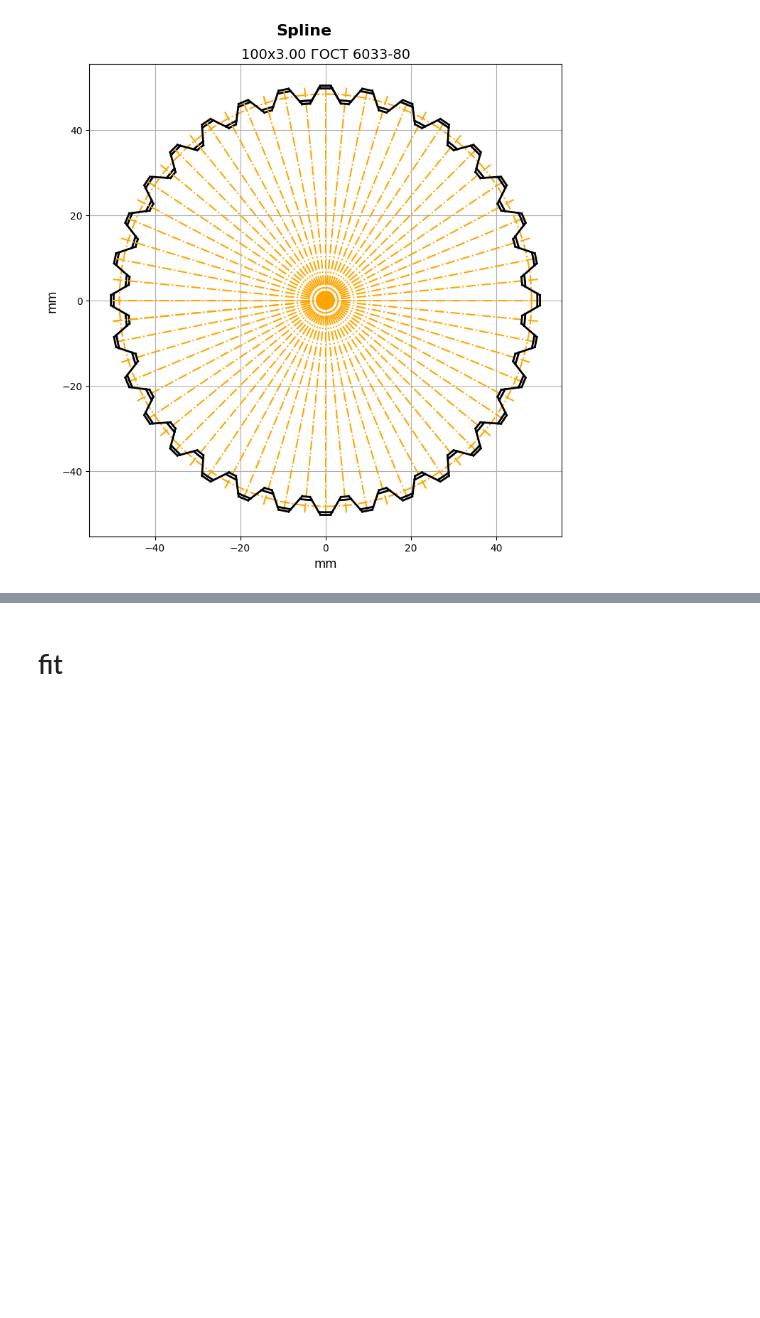
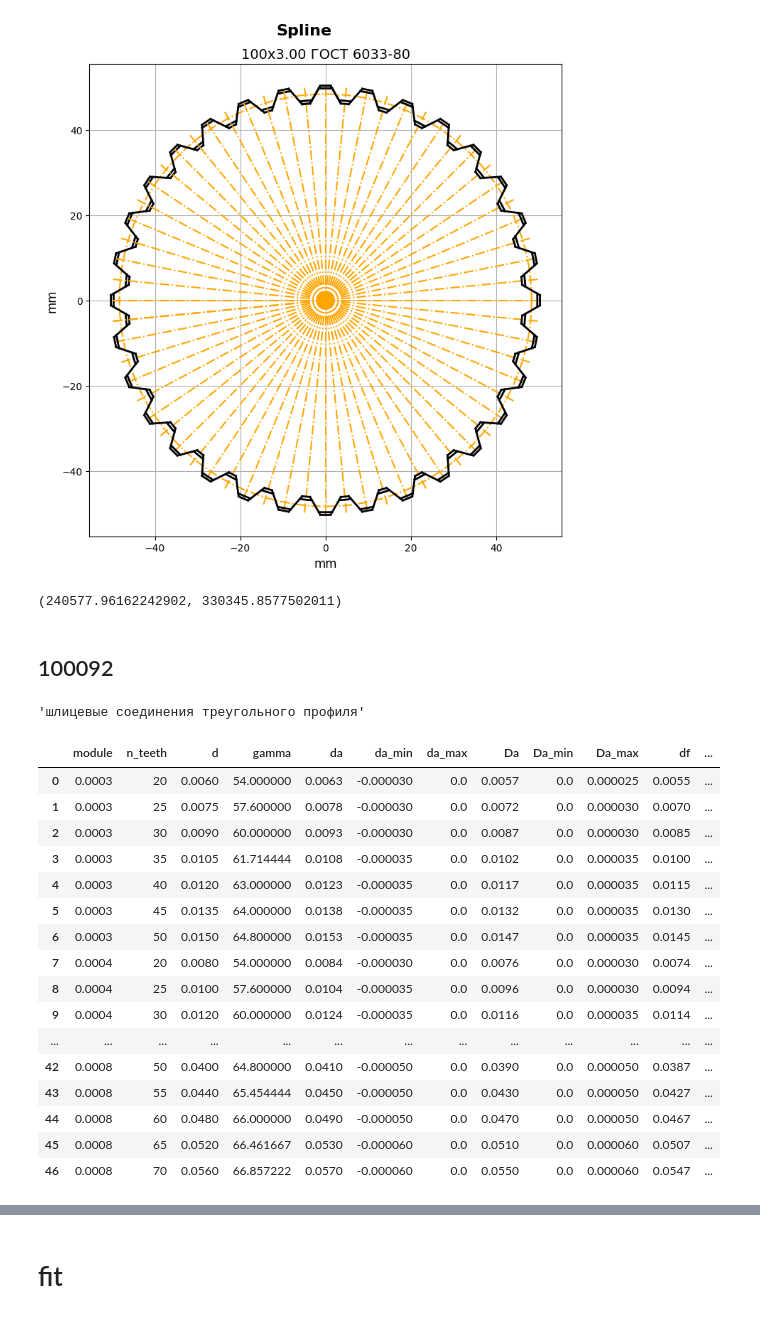
Before and after one commit to ParkhomenkoDV/spline, a Jupyter notebook: tutorial/spline.ipynb, the cells around one changed output, grey strips where cells are left out. Drawn from its saved outputs; the diff is of its cells as text; code cells hidden in the pictures; blank space fills up the shorter version.

```diff
--- a/tutorial/spline.ipynb
+++ b/tutorial/spline.ipynb
@@ -106,3 +118,37 @@ spline6033 = Spline('6033', 'left', n_teeth=32, module=0.003, D=0.1)
 spline6033.show()
 # %% [output]
 [figure]
+# %%
+moment = 40
+length = 30 / 1_000
+
+spline6033.tension(moment, length)
+# %% [output]
+(240577.96162242902, 330345.8577502011)
+# %% [markdown]
+## 100092
+# %%
+STANDARDS['100092']['description']
+# %% [output]
+'шлицевые соединения треугольного профиля'
+# %%
+with pd.option_context("display.max_rows", 100, "display.max_columns", 20):
+    display(STANDARDS['100092']['standard'])
+# %% [output]
+|  | module | n_teeth | d | gamma | da | da_min | da_max | Da | Da_min | Da_max | df | ... |
+| 0 | 0.0003 | 20 | 0.0060 | 54.000000 | 0.0063 | -0.000030 | 0.0 | 0.0057 | 0.0 | 0.000025 | 0.0055 | ... |
+| 1 | 0.0003 | 25 | 0.0075 | 57.600000 | 0.0078 | -0.000030 | 0.0 | 0.0072 | 0.0 | 0.000030 | 0.0070 | ... |
+| 2 | 0.0003 | 30 | 0.0090 | 60.000000 | 0.0093 | -0.000030 | 0.0 | 0.0087 | 0.0 | 0.000030 | 0.0085 | ... |
+| 3 | 0.0003 | 35 | 0.0105 | 61.714444 | 0.0108 | -0.000035 | 0.0 | 0.0102 | 0.0 | 0.000035 | 0.0100 | ... |
+| 4 | 0.0003 | 40 | 0.0120 | 63.000000 | 0.0123 | -0.000035 | 0.0 | 0.0117 | 0.0 | 0.000035 | 0.0115 | ... |
+| 5 | 0.0003 | 45 | 0.0135 | 64.000000 | 0.0138 | -0.000035 | 0.0 | 0.0132 | 0.0 | 0.000035 | 0.0130 | ... |
+| 6 | 0.0003 | 50 | 0.0150 | 64.800000 | 0.0153 | -0.000035 | 0.0 | 0.0147 | 0.0 | 0.000035 | 0.0145 | ... |
+| 7 | 0.0004 | 20 | 0.0080 | 54.000000 | 0.0084 | -0.000030 | 0.0 | 0.0076 | 0.0 | 0.000030 | 0.0074 | ... |
+| 8 | 0.0004 | 25 | 0.0100 | 57.600000 | 0.0104 | -0.000035 | 0.0 | 0.0096 | 0.0 | 0.000030 | 0.0094 | ... |
+| 9 | 0.0004 | 30 | 0.0120 | 60.000000 | 0.0124 | -0.000035 | 0.0 | 0.0116 | 0.0 | 0.000035 | 0.0114 | ... |
+| ... | ... | ... | ... | ... | ... | ... | ... | ... | ... | ... | ... | ... |
+| 42 | 0.0008 | 50 | 0.0400 | 64.800000 | 0.0410 | -0.000050 | 0.0 | 0.0390 | 0.0 | 0.000050 | 0.0387 | ... |
+| 43 | 0.0008 | 55 | 0.0440 | 65.454444 | 0.0450 | -0.000050 | 0.0 | 0.0430 | 0.0 | 0.000050 | 0.0427 | ... |
+| 44 | 0.0008 | 60 | 0.0480 | 66.000000 | 0.0490 | -0.000050 | 0.0 | 0.0470 | 0.0 | 0.000050 | 0.0467 | ... |
+| 45 | 0.0008 | 65 | 0.0520 | 66.461667 | 0.0530 | -0.000060 | 0.0 | 0.0510 | 0.0 | 0.000060 | 0.0507 | ... |
+| 46 | 0.0008 | 70 | 0.0560 | 66.857222 | 0.0570 | -0.000060 | 0.0 | 0.0550 | 0.0 | 0.000060 | 0.0547 | ... |
```
Also changed, not shown: parts of 8 cells of this notebook, 1 other file.
